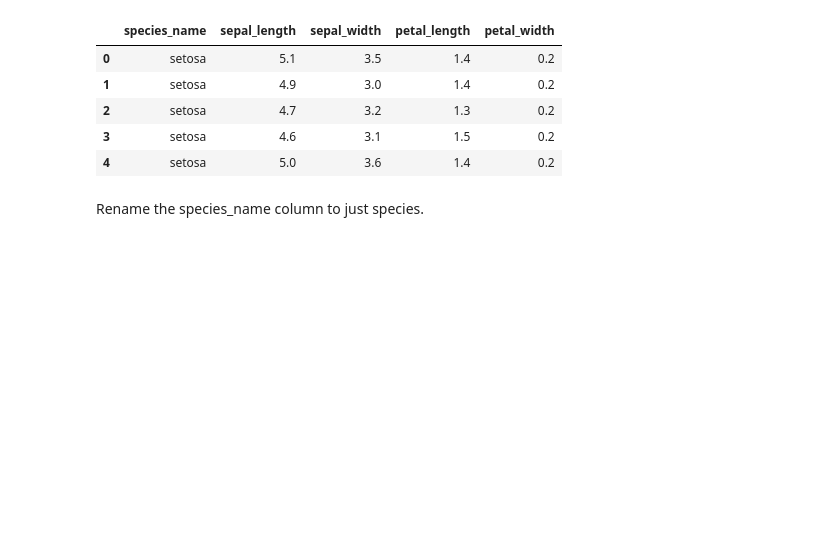
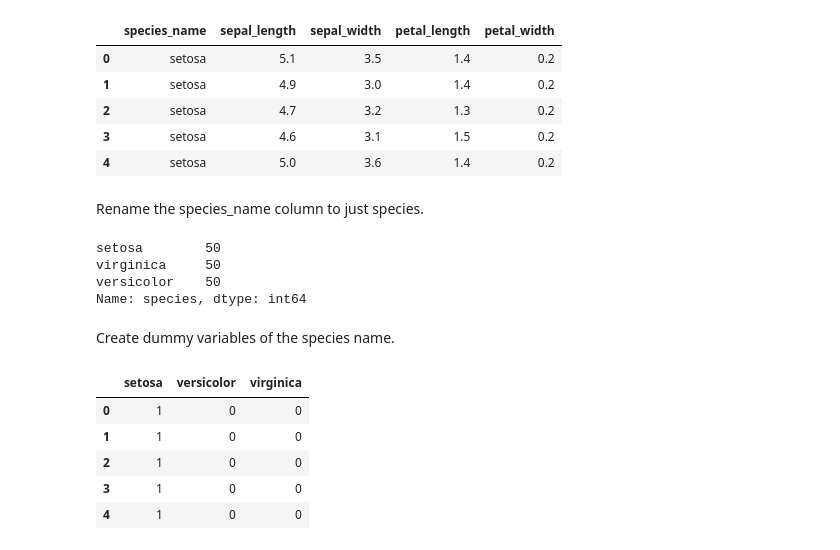
Before and after one commit to matt-c-knight/classification-exercises, a Jupyter notebook: classification_exercises.ipynb, the cells around one changed output. Saved outputs shown, nothing was run; the diff lists cells and outputs as text; code cells hidden in the pictures; blank space fills up the shorter version.

```diff
--- a/classification_exercises.ipynb
+++ b/classification_exercises.ipynb
@@ -331,0 +334,9 @@ Rename the species_name column to just species.
+# %%
+iris.species.value_counts()
+# %% [output]
+setosa        50
+virginica     50
+versicolor    50
+Name: species, dtype: int64
+# %% [markdown]
+Create dummy variables of the species name.
@@ -331,0 +345,9 @@ Rename the species_name column to just species.
+# %%
+dummy.head()
+# %% [output]
+|  | setosa | versicolor | virginica |
+| 0 | 1 | 0 | 0 |
+| 1 | 1 | 0 | 0 |
+| 2 | 1 | 0 | 0 |
+| 3 | 1 | 0 | 0 |
+| 4 | 1 | 0 | 0 |
```
Also changed, not shown: parts of 6 cells of this notebook.
